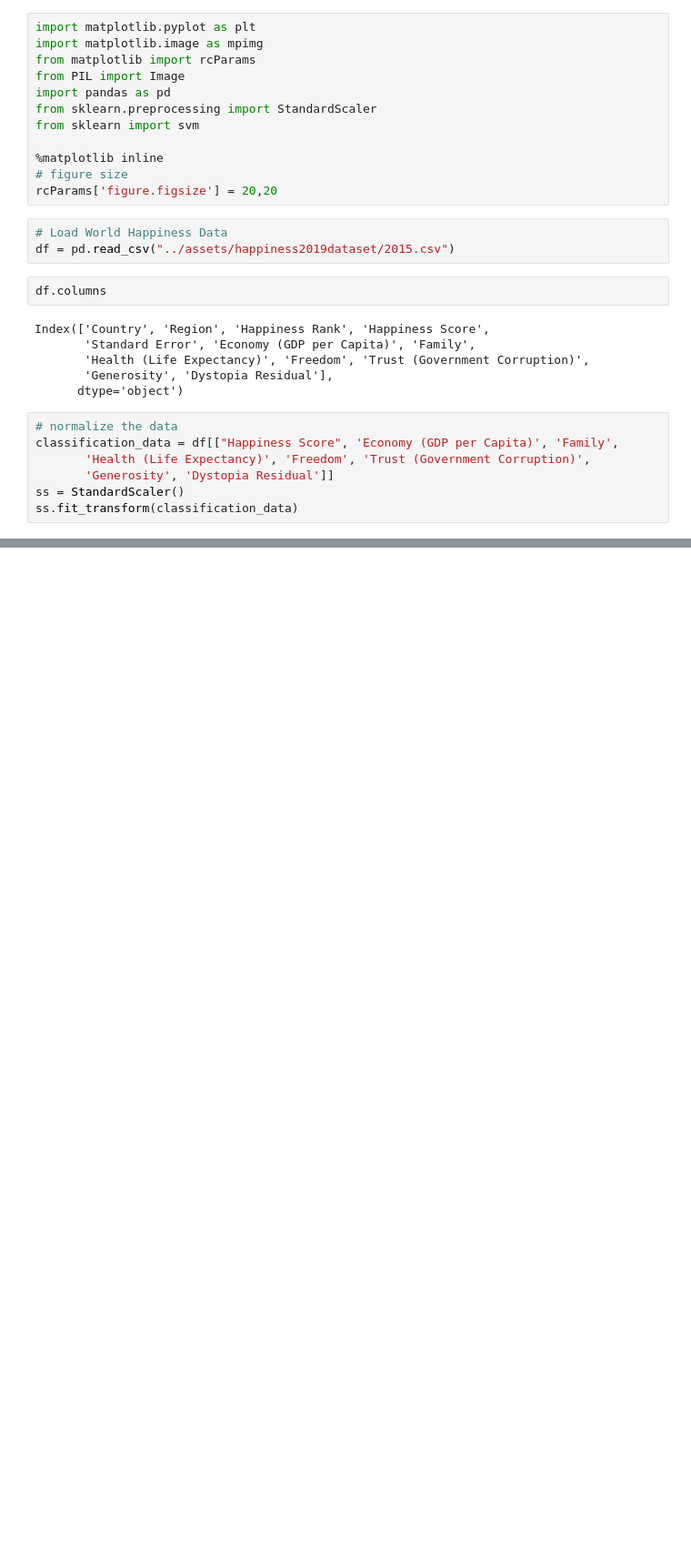
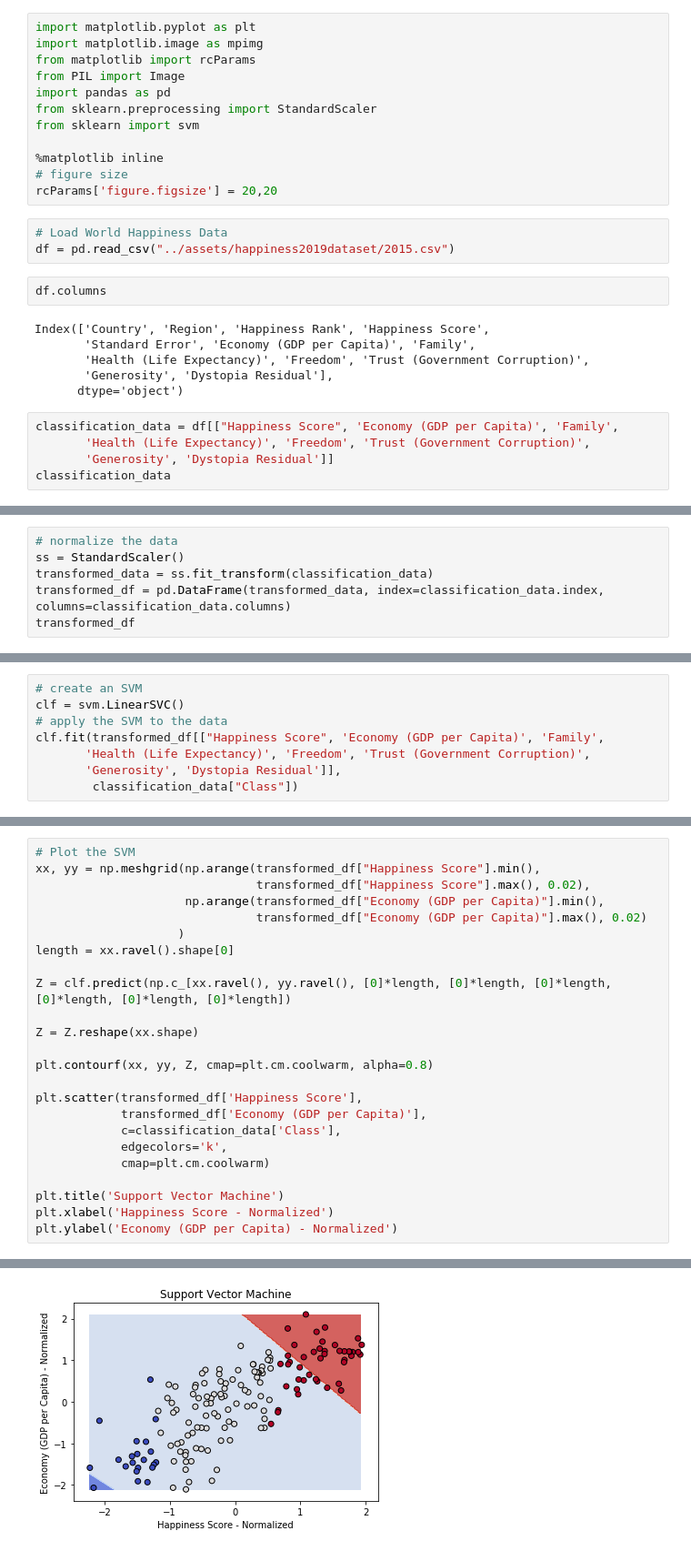
Before and after one commit to kteavery/dip-into-data-tutorial, a Jupyter notebook: lessons/classification-lesson.ipynb, the cells around one changed output, grey strips where cells are left out. Shown at 91% size. Saved outputs shown, nothing was run; the diff lists cells and outputs as text; blank space fills up the shorter version.

Commit message:
touch up main lesson and make most of classification lesson

```diff
--- a/lessons/classification-lesson.ipynb
+++ b/lessons/classification-lesson.ipynb
@@ -83,10 +84,8 @@ Index(['Country', 'Region', 'Happiness Rank', 'Happiness Score',
        'Generosity', 'Dystopia Residual'],
       dtype='object')
 # %%
-# normalize the data
 classification_data = df[["Happiness Score", 'Economy (GDP per Capita)', 'Family',
        'Health (Life Expectancy)', 'Freedom', 'Trust (Government Corruption)',
        'Generosity', 'Dystopia Residual']]
-ss = StandardScaler()
-ss.fit_transform(classification_data)
+classification_data
 # %% [output]
@@ -111,0 +105,6 @@ clf = svm.SVC()
+# %%
+# normalize the data
+ss = StandardScaler()
+transformed_data = ss.fit_transform(classification_data)
+transformed_df = pd.DataFrame(transformed_data, index=classification_data.index, columns=classification_data.columns)
+transformed_df
@@ -111,0 +153,8 @@ clf = svm.SVC()
+# %%
+# create an SVM
+clf = svm.LinearSVC()
+# apply the SVM to the data
+clf.fit(transformed_df[["Happiness Score", 'Economy (GDP per Capita)', 'Family',
+       'Health (Life Expectancy)', 'Freedom', 'Trust (Government Corruption)',
+       'Generosity', 'Dystopia Residual']],
+        classification_data["Class"])
@@ -111,0 +166,25 @@ clf = svm.SVC()
+# %%
+# Plot the SVM
+xx, yy = np.meshgrid(np.arange(transformed_df["Happiness Score"].min(),
+                               transformed_df["Happiness Score"].max(), 0.02),
+                     np.arange(transformed_df["Economy (GDP per Capita)"].min(),
+                               transformed_df["Economy (GDP per Capita)"].max(), 0.02)
+                    )
+length = xx.ravel().shape[0]
+
+Z = clf.predict(np.c_[xx.ravel(), yy.ravel(), [0]*length, [0]*length, [0]*length, [0]*length, [0]*length, [0]*length])
+
+Z = Z.reshape(xx.shape)
+
+plt.contourf(xx, yy, Z, cmap=plt.cm.coolwarm, alpha=0.8)
+
+plt.scatter(transformed_df['Happiness Score'],
+            transformed_df['Economy (GDP per Capita)'],
+            c=classification_data['Class'],
+            edgecolors='k',
+            cmap=plt.cm.coolwarm)
+
+plt.title('Support Vector Machine')
+plt.xlabel('Happiness Score - Normalized')
+plt.ylabel('Economy (GDP per Capita) - Normalized')
+# %% [output]
@@ -111,0 +192 @@ clf = svm.SVC()
+[figure, added]
```
Also changed, not shown: parts of 10 cells of this notebook, 4 other files.
